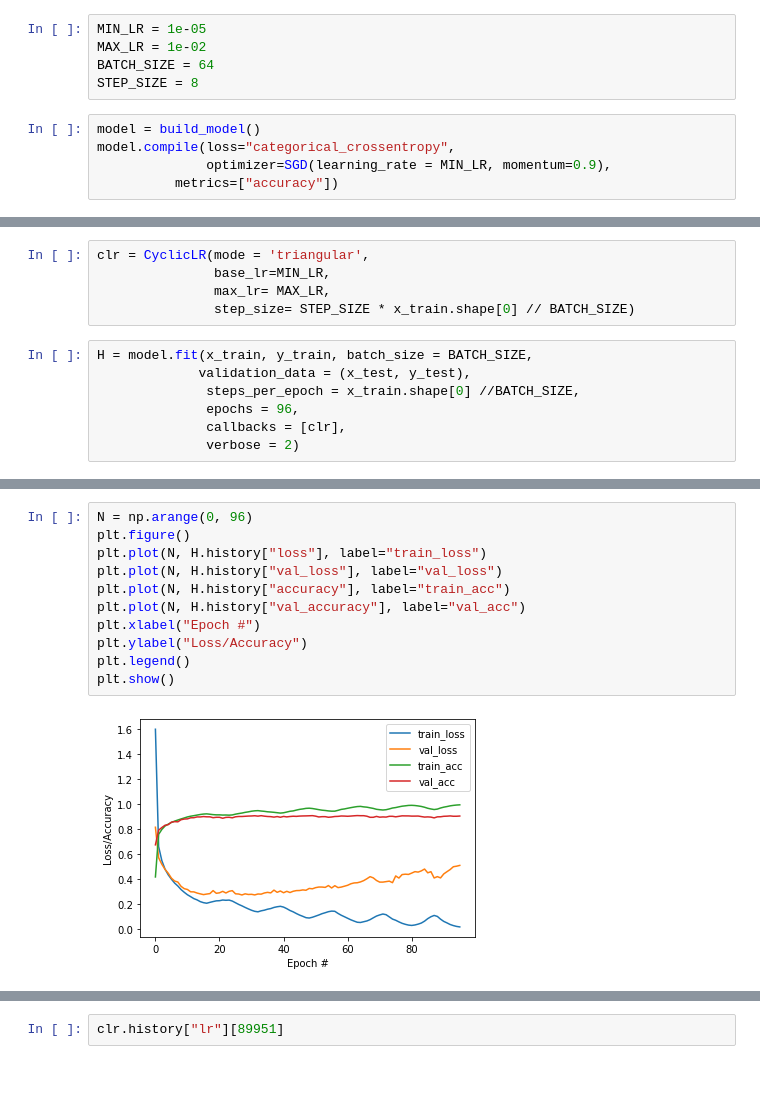
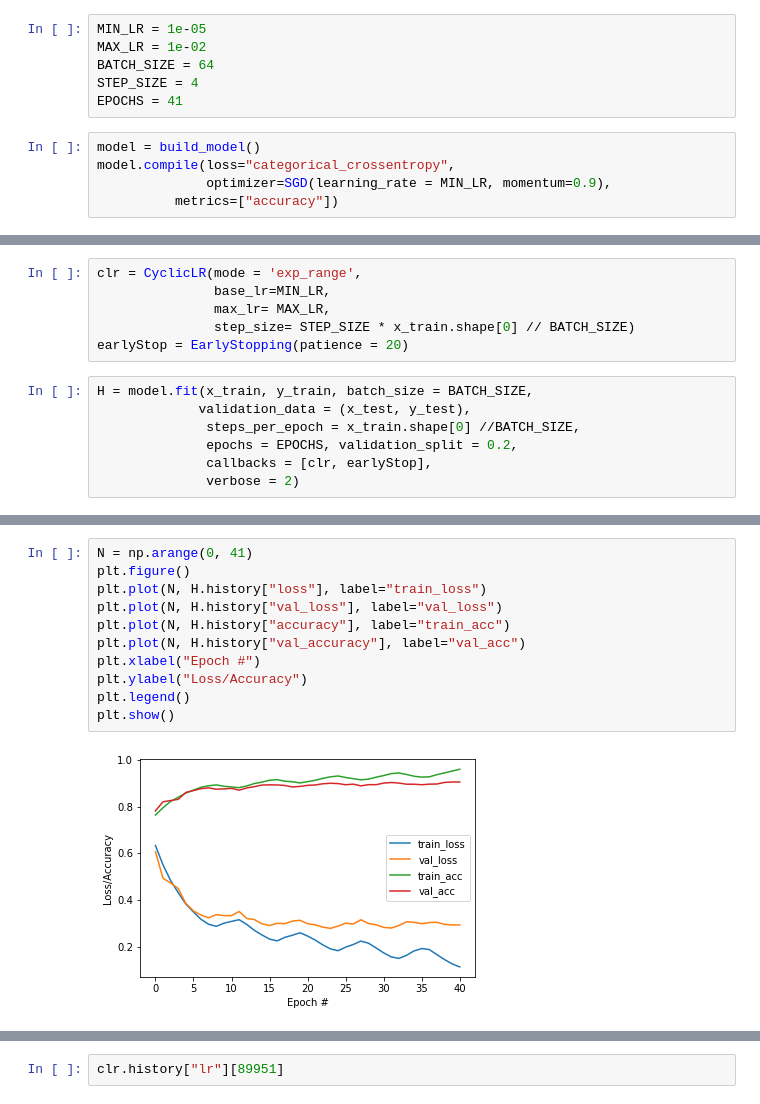
Before and after one commit to ta2642/dlhw3, a Jupyter notebook: dlhw3_1104.ipynb, the cells around one changed output, grey strips where cells are left out. Drawn from its saved outputs; the diff is of its cells as text; blank space fills up the shorter version.

```diff
--- a/dlhw3_1104.ipynb
+++ b/dlhw3_1104.ipynb
@@ -702,7 +733,8 @@ class CyclicLR(Callback):
 MIN_LR = 1e-05
 MAX_LR = 1e-02
 BATCH_SIZE = 64
-STEP_SIZE = 8
+STEP_SIZE = 4
+EPOCHS = 41
 # %%
 model = build_model()
 model.compile(loss="categorical_crossentropy",
@@ -711,13 +750,14 @@ model.compile(loss="categorical_crossentropy",
 # %%
-clr = CyclicLR(mode = 'triangular',
+clr = CyclicLR(mode = 'exp_range',
                base_lr=MIN_LR,
                max_lr= MAX_LR,
                step_size= STEP_SIZE * x_train.shape[0] // BATCH_SIZE)
+earlyStop = EarlyStopping(patience = 20)
 # %%
 H = model.fit(x_train, y_train, batch_size = BATCH_SIZE,
              validation_data = (x_test, y_test),
               steps_per_epoch = x_train.shape[0] //BATCH_SIZE,
-              epochs = 96,
-              callbacks = [clr],
+              epochs = EPOCHS, validation_split = 0.2,
+              callbacks = [clr, earlyStop],
               verbose = 2)
 # %% [output]
@@ -741,16 +781,16 @@ Epoch 96/96
 # %%
-N = np.arange(0, 96)
+N = np.arange(0, 41)
 plt.figure()
 plt.plot(N, H.history["loss"], label="train_loss")
 plt.plot(N, H.history["val_loss"], label="val_loss")
 plt.plot(N, H.history["accuracy"], label="train_acc")
 plt.plot(N, H.history["val_accuracy"], label="val_acc")
 plt.xlabel("Epoch #")
 plt.ylabel("Loss/Accuracy")
 plt.legend()
 plt.show()
 # %% [output]
-[figure, old version]
+[figure, new version]
 # %%
 # plot the learning rate history
 N = np.arange(0, len(clr.history["lr"]))
```
Also changed, not shown: parts of 46 cells of this notebook.
